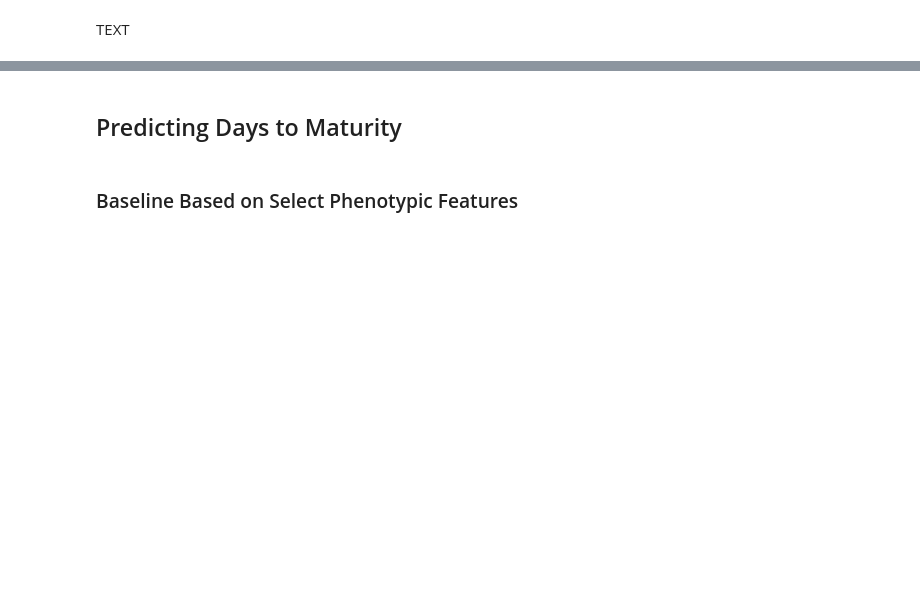
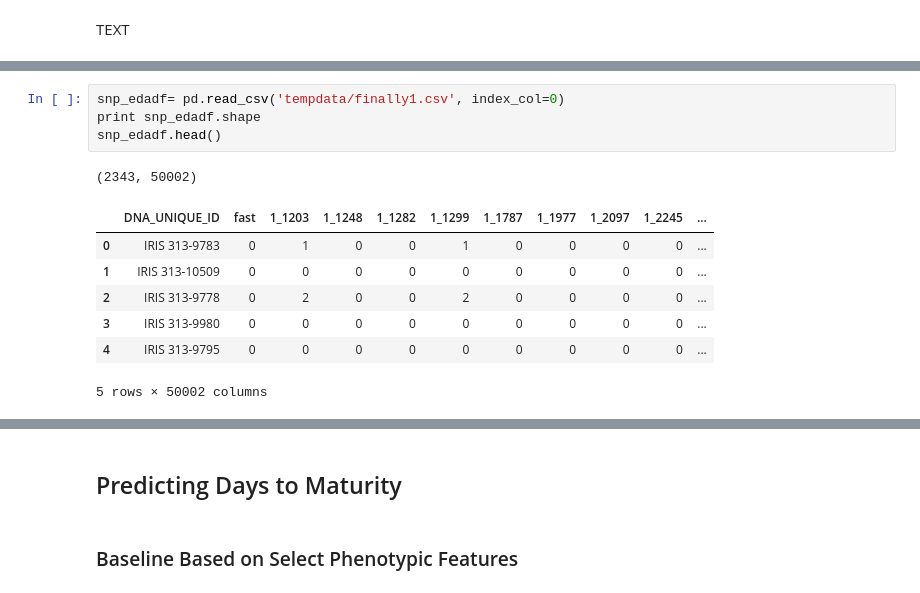
Before and after one commit to dylanpeterson/cs109-final-project, a Jupyter notebook: processbook.ipynb, the cells around one changed output, grey strips where cells are left out. Cells and saved outputs as stored; diff of their text form; blank space fills up the shorter version.

```diff
--- a/processbook.ipynb
+++ b/processbook.ipynb
@@ -953,0 +1005,13 @@ TEXT
+# %%
+snp_edadf= pd.read_csv('tempdata/finally1.csv', index_col=0)
+print snp_edadf.shape
+snp_edadf.head()
+# %% [output]
+(2343, 50002)
+|  | DNA_UNIQUE_ID | fast | 1_1203 | 1_1248 | 1_1282 | 1_1299 | 1_1787 | 1_1977 | 1_2097 | 1_2245 | ... |
+| 0 | IRIS 313-9783 | 0 | 1 | 0 | 0 | 1 | 0 | 0 | 0 | 0 | ... |
+| 1 | IRIS 313-10509 | 0 | 0 | 0 | 0 | 0 | 0 | 0 | 0 | 0 | ... |
+| 2 | IRIS 313-9778 | 0 | 2 | 0 | 0 | 2 | 0 | 0 | 0 | 0 | ... |
+| 3 | IRIS 313-9980 | 0 | 0 | 0 | 0 | 0 | 0 | 0 | 0 | 0 | ... |
+| 4 | IRIS 313-9795 | 0 | 0 | 0 | 0 | 0 | 0 | 0 | 0 | 0 | ... |
+5 rows × 50002 columns
```
Also changed, not shown: parts of 12 cells of this notebook.
